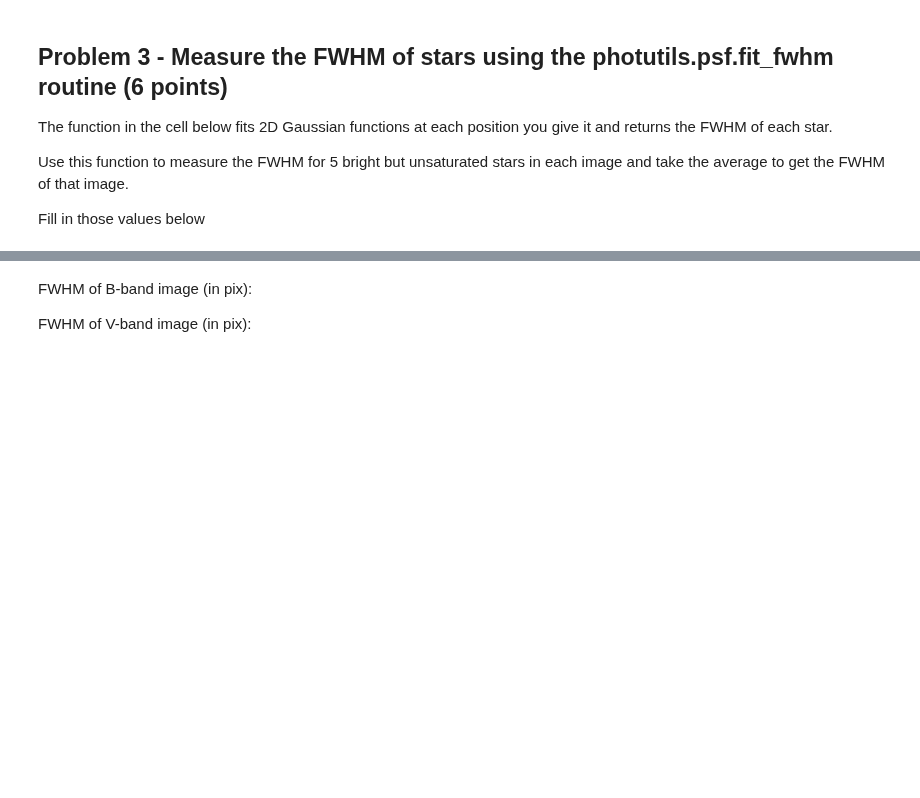
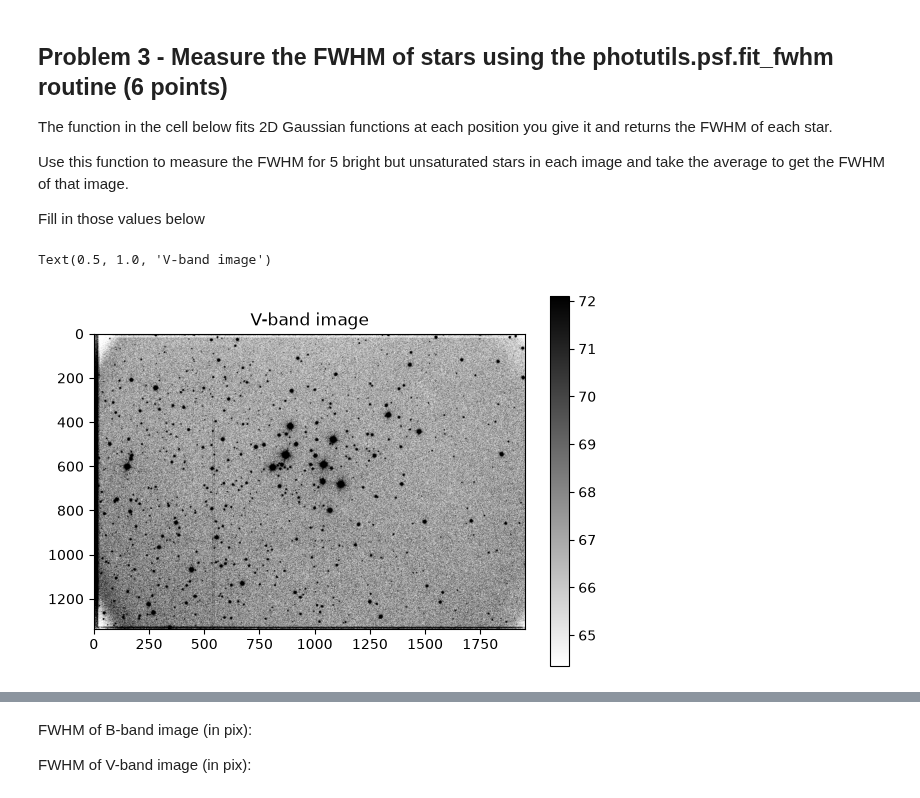
Before and after one commit to eow2004/ImgCombinationandPhotometry, a Jupyter notebook: cluster_photometry_student.ipynb, the cells around one changed output, grey strips where cells are left out. Cells and saved outputs as stored; diff of their text form; code cells hidden in the pictures; blank space fills up the shorter version.

```diff
--- a/cluster_photometry_student.ipynb
+++ b/cluster_photometry_student.ipynb
@@ -226,3 +360,12 @@ The function in the cell below fits 2D Gaussian functions at each position you g
 Use this function to measure the FWHM for 5 bright but unsaturated stars in each image and take the average to get the FWHM of that image.
 
 Fill in those values below
+# %%
+data = fits.open('M29V.fits')
+image = data[0].data
+plt.figure()
+imdisplay(image)
+plt.title('V-band image')
+# %% [output]
+Text(0.5, 1.0, 'V-band image')
+[figure, added]
```
Also changed, not shown: parts of 19 cells of this notebook.
